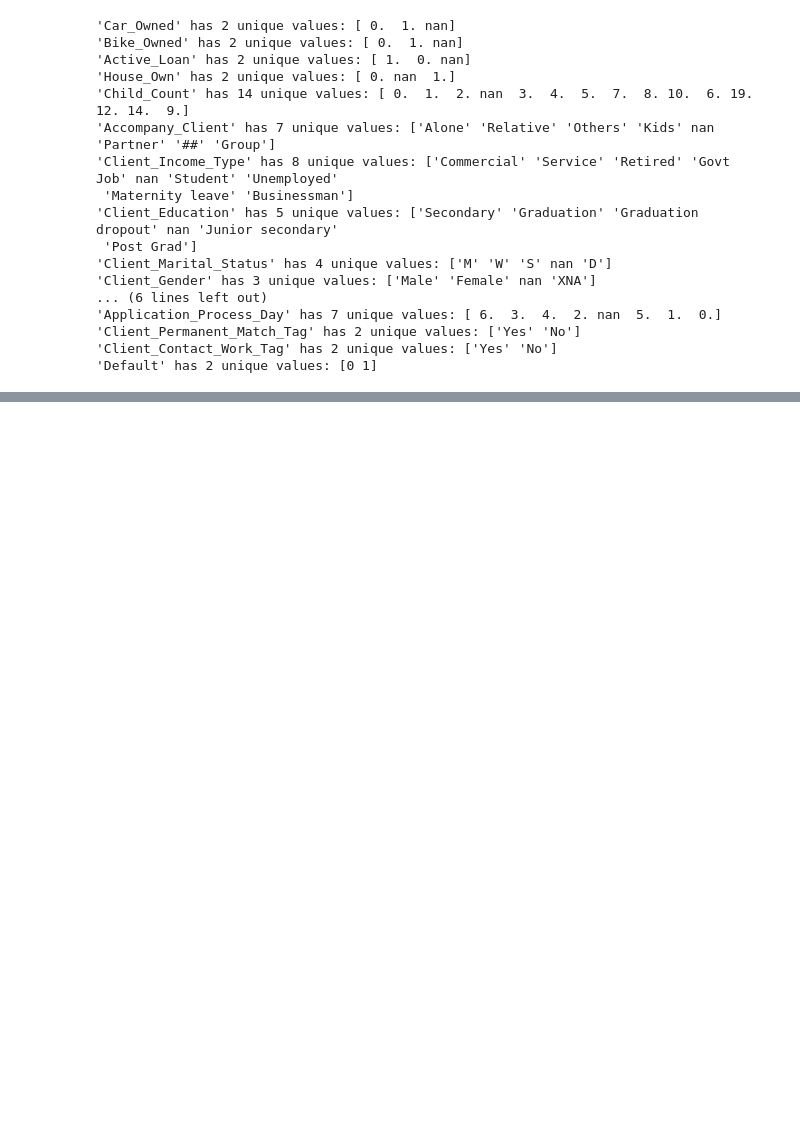
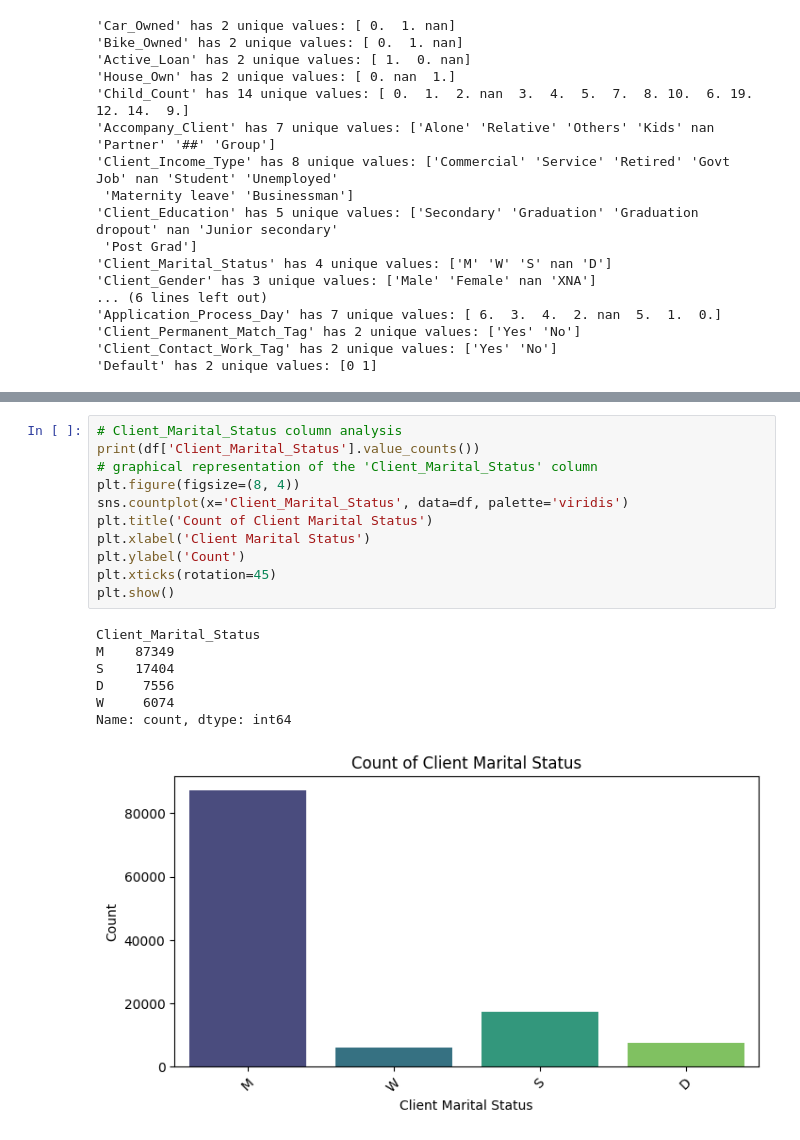
Before and after one commit to harsh-dev-ops/MLOps, a Jupyter notebook: mlflow/loan_defaultor_prediction/notebook.ipynb, the cells around one changed output, grey strips where cells are left out. Cells and saved outputs as stored; diff of their text form; blank space fills up the shorter version.

```diff
--- a/mlflow/loan_defaultor_prediction/notebook.ipynb
+++ b/mlflow/loan_defaultor_prediction/notebook.ipynb
@@ -418,0 +424,19 @@ Passing `palette` without assigning `hue` is deprecated and will be removed in v
+# %%
+# Client_Marital_Status column analysis
+print(df['Client_Marital_Status'].value_counts())
+# graphical representation of the 'Client_Marital_Status' column
+plt.figure(figsize=(8, 4))
+sns.countplot(x='Client_Marital_Status', data=df, palette='viridis')
+plt.title('Count of Client Marital Status')
+plt.xlabel('Client Marital Status')
+plt.ylabel('Count')
+plt.xticks(rotation=45)
+plt.show()
+# %% [output]
+Client_Marital_Status
+M    87349
+S    17404
+D     7556
+W     6074
+Name: count, dtype: int64
+[figure, added]
```
Also changed, not shown: parts of 103 cells of this notebook, 1 other file.
